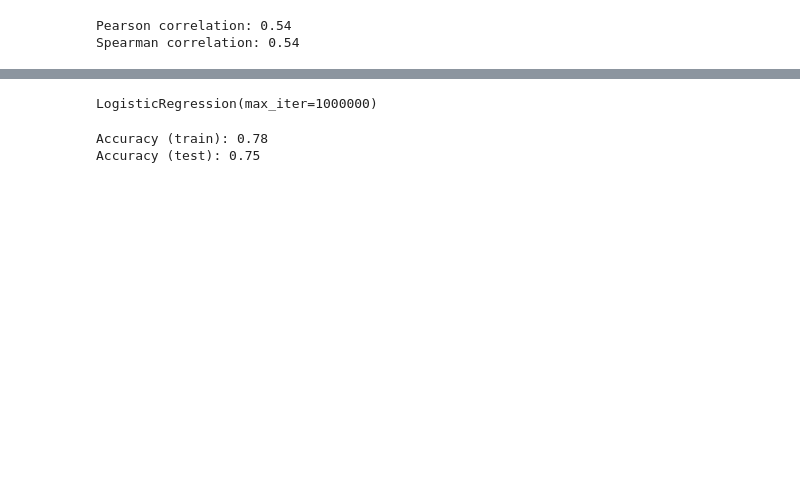
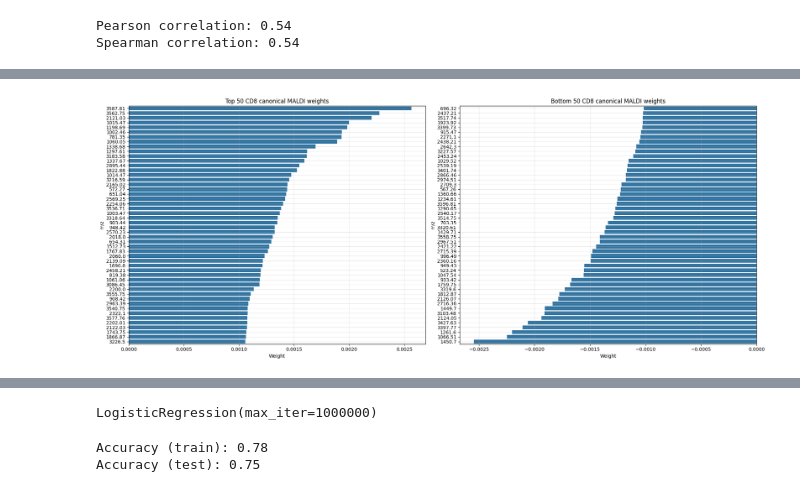
Before and after one commit to GeNeHetX/MALDI-balanced, a Jupyter notebook: linear_models.ipynb, the cells around one changed output, grey strips where cells are left out. Saved outputs shown, nothing was run; the diff lists cells and outputs as text; code cells hidden in the pictures; blank space fills up the shorter version.

```diff
--- a/linear_models.ipynb
+++ b/linear_models.ipynb
@@ -135,0 +193,24 @@ Spearman correlation: 0.54
+# %%
+# Order the peaks by their weights
+cd8_peaks_ordered = cd8_peaks.sort_values(by='weight', ascending=False)
+
+# Transform the cd8_peaks datatypes
+cd8_peaks_ordered['mz'] = cd8_peaks_ordered['mz'].round(2).astype(str)
+
+# Plot the top 50 peaks
+fig, ax = plt.subplots(1, 2, figsize=(20, 8), tight_layout=True)
+sns.barplot(data=cd8_peaks_ordered.head(50), x='weight', y='mz', orient="h", ax=ax[0])
+ax[0].set_title("Top 50 CD8 canonical MALDI weights")
+ax[0].set_xlabel("Weight")
+ax[0].set_ylabel("m/z")
+ax[0].grid(alpha=0.3)
+
+sns.barplot(data=cd8_peaks_ordered.tail(50), x='weight', y='mz', orient="h", ax=ax[1])
+ax[1].set_title("Bottom 50 CD8 canonical MALDI weights")
+ax[1].set_xlabel("Weight")
+ax[1].set_ylabel("m/z")
+ax[1].grid(alpha=0.3)
+
+plt.show()
+# %% [output]
+[figure, added]
```
Also changed, not shown: parts of 19 cells of this notebook.
